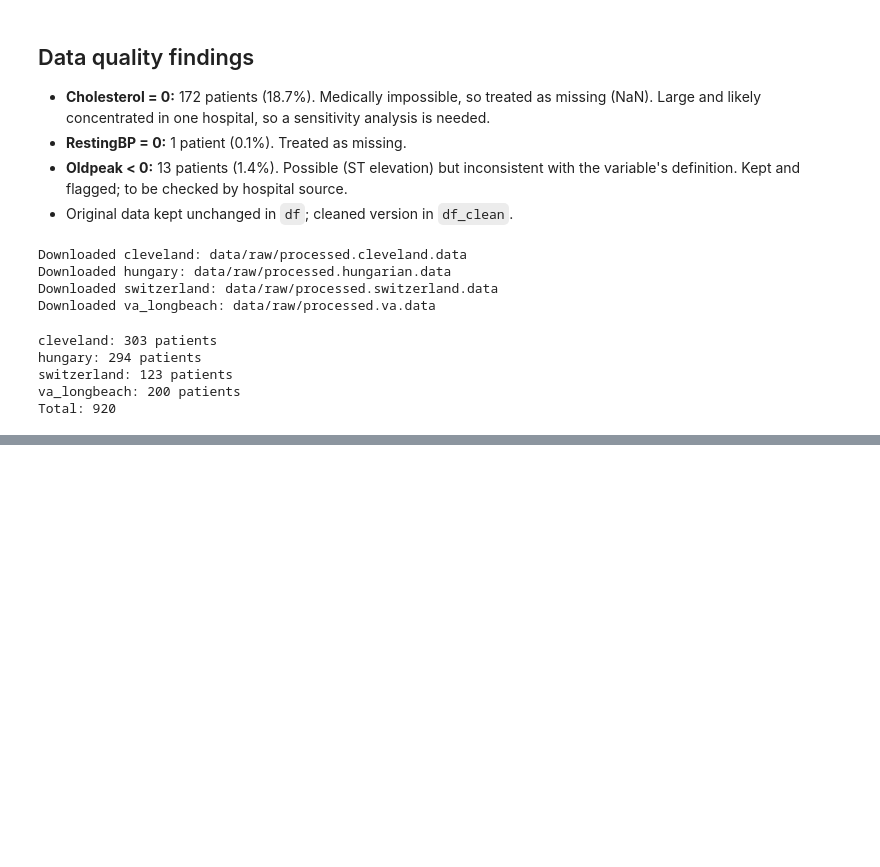
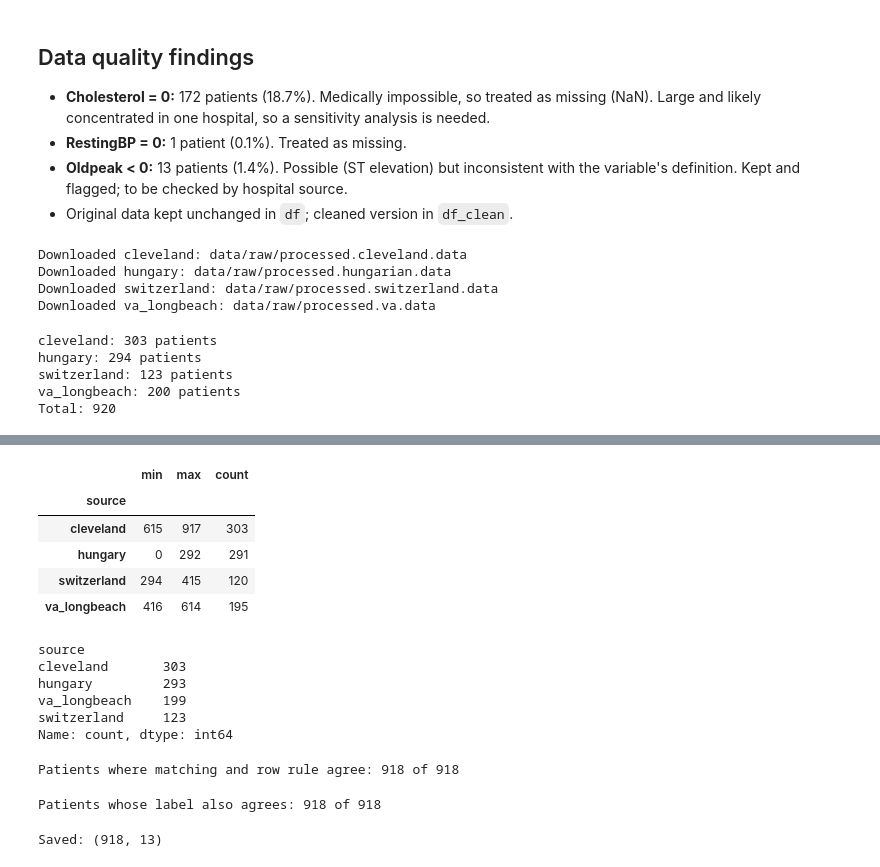
Before and after one commit to Liba-Majeed/cardiovascular-risk-phenotyping, a Jupyter notebook: 01_data_audit.ipynb, the cells around one changed output, grey strips where cells are left out. Cells and saved outputs as stored; diff of their text form; code cells hidden in the pictures; blank space fills up the shorter version.

```diff
--- a/01_data_audit.ipynb
+++ b/01_data_audit.ipynb
@@ -125,0 +301,66 @@ Total: 920
+# %%
+# Patients with exactly one match (we're sure of their hospital)
+sure_ids = n_matches[n_matches == 1].index
+sure = matches[matches["kaggle_id"].isin(sure_ids)]
+
+# For each hospital: smallest Kaggle row number, largest, and how many
+sure.groupby("source")["kaggle_id"].agg(["min", "max", "count"])
+# %% [output]
+|  | min | max | count |
+| source |  |  |  |
+| cleveland | 615 | 917 | 303 |
+| hungary | 0 | 292 | 291 |
+| switzerland | 294 | 415 | 120 |
+| va_longbeach | 416 | 614 | 195 |
+# %%
+# The "chapter" rule: row number -> hospital
+def hospital_from_row(row_number):
+    if row_number <= 292:
+        return "hungary"
+    elif row_number <= 415:
+        return "switzerland"
+    elif row_number <= 614:
+        return "va_longbeach"
+    else:
+        return "cleveland"
+
+# Add the source column to the cleaned data
+df_clean["source"] = [hospital_from_row(i) for i in df_clean.index]
+
+# How many patients per hospital?
+print(df_clean["source"].value_counts())
+# %% [output]
+source
+cleveland       303
+hungary         293
+va_longbeach    199
+switzerland     123
+Name: count, dtype: int64
+# %%
+# For every candidate match, does the chapter rule give the same hospital?
+check = matches[["kaggle_id", "source"]].copy()
+check["source_by_row"] = check["kaggle_id"].apply(hospital_from_row)
+check["agree"] = check["source"] == check["source_by_row"]
+
+# For each Kaggle patient: does at least one of their matches agree with the rule?
+agree_per_patient = check.groupby("kaggle_id")["agree"].any()
+print("Patients where matching and row rule agree:", agree_per_patient.sum(), "of 918")
+# %% [output]
+Patients where matching and row rule agree: 918 of 918
+# %%
+# Keep only matches from the correct hospital
+good = matches[matches["source"] == matches["kaggle_id"].apply(hospital_from_row)]
+
+# For each patient: does the Kaggle label equal the original label?
+label_agree = (good["HeartDisease_k"] == good["HeartDisease_u"]).groupby(good["kaggle_id"]).any()
+print("Patients whose label also agrees:", label_agree.sum(), "of 918")
+# %% [output]
+Patients whose label also agrees: 918 of 918
+# %%
+import os
+os.makedirs("data/processed", exist_ok=True)
+
+df_clean.to_csv("data/processed/heart_with_source.csv", index=False)
+print("Saved:", df_clean.shape)
+# %% [output]
+Saved: (918, 13)
```
Also changed, not shown: parts of 10 cells of this notebook, 1 other file.
